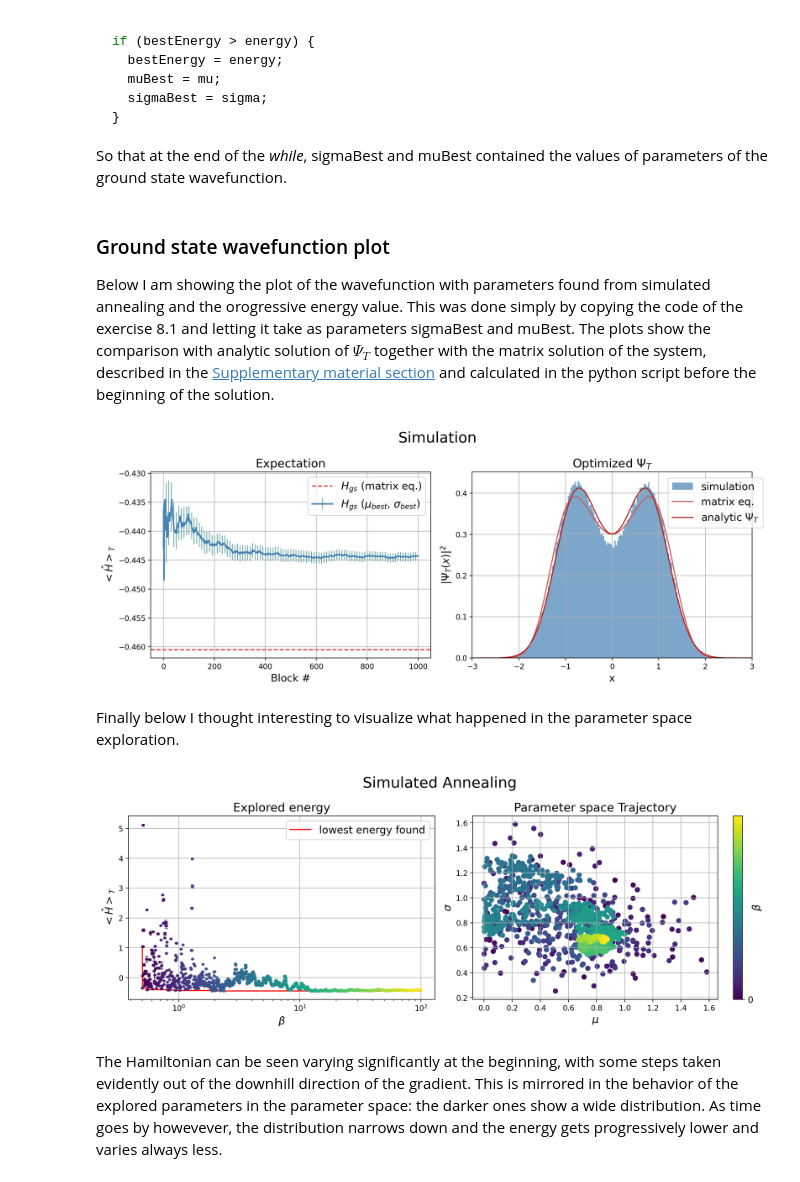
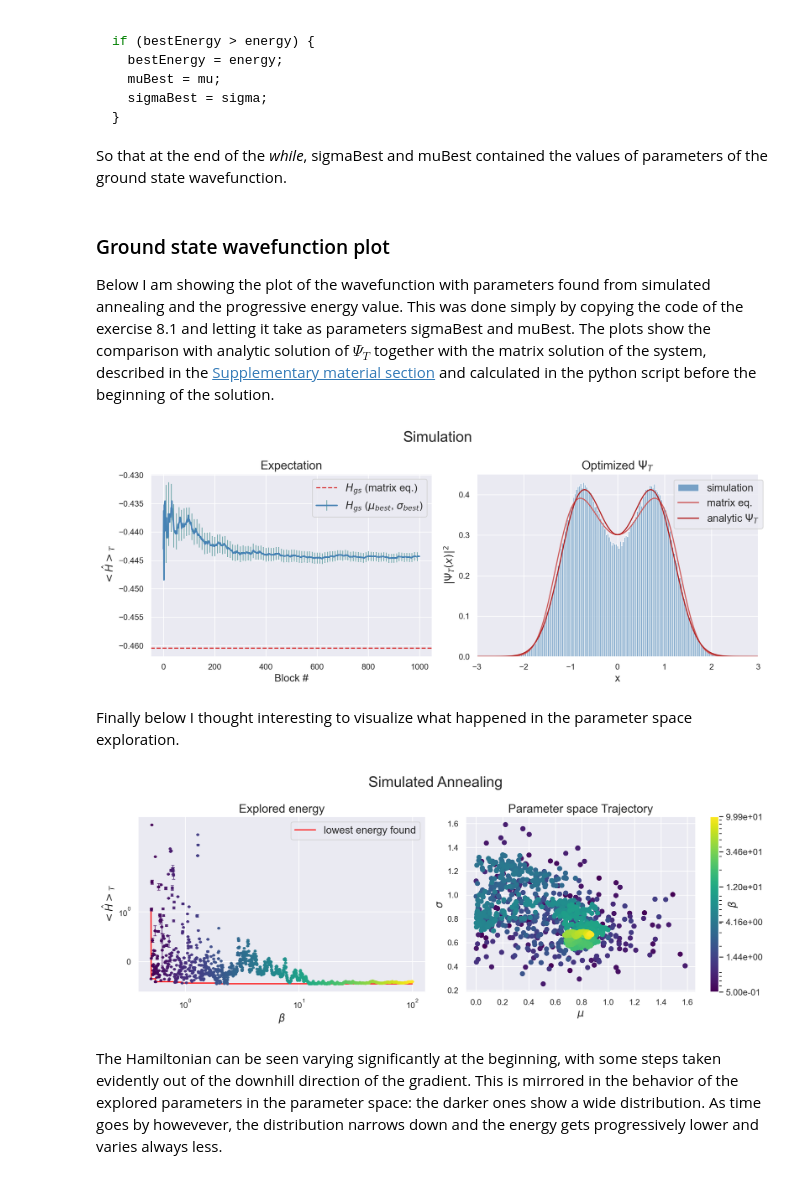
Before and after one commit to tommasoperitoree/Numerical_Simulation_Laboratory, a Jupyter notebook: LSN_08/LSN_08.ipynb, the cells around one changed output. Cells and saved outputs as stored; diff of their text form; code cells hidden in the pictures.

```diff
--- a/LSN_08/LSN_08.ipynb
+++ b/LSN_08/LSN_08.ipynb
@@ -9,12 +9,14 @@ import matplotlib.gridspec as gridspec
 from scipy.optimize import curve_fit
 import statsmodels.api as sm
 from matplotlib.ticker import FixedLocator
-
+from matplotlib.colors import LogNorm
 
 #numpy
 import numpy as np
 
 %config InlineBackend.figure_format = 'retina'
+import seaborn as sns
+sns.set_theme(style='darkgrid')
 
 colors = ["steelblue" , "firebrick" , "cadetblue" , "indianred"]
 # %% [markdown]
@@ -294,7 +294,7 @@ if (bestEnergy > energy) {
 So that at the end of the _while_, sigmaBest and muBest contained the values of parameters of the ground state wavefunction.
 # %% [markdown]
 ### Ground state wavefunction plot
-Below I am showing the plot of the wavefunction with parameters found from simulated annealing and the orogressive energy value. This was done simply by copying the code of the exercise 8.1 and letting it take as parameters sigmaBest and muBest. The plots show the comparison with analytic solution of $\Psi_T$ together with the matrix solution of the system, described in the [Supplementary material section](#supplementary-material) and calculated in the python script before the beginning of the solution.
+Below I am showing the plot of the wavefunction with parameters found from simulated annealing and the progressive energy value. This was done simply by copying the code of the exercise 8.1 and letting it take as parameters sigmaBest and muBest. The plots show the comparison with analytic solution of $\Psi_T$ together with the matrix solution of the system, described in the [Supplementary material section](#supplementary-material) and calculated in the python script before the beginning of the solution.
 # %%
 fig = plt.figure(figsize=(13, 5))
 fig.suptitle('Simulation', fontsize=20)
@@ -311,40 +311,40 @@ plt.errorbar(energy[:, 0], energy[:, 1], yerr=energy[:, 2], errorevery=10, c=col
              ecolor=colors[2], label=r'$H_{gs}$ ($\mu_{best}$, $\sigma_{best}$)')
 
 # Assuming E is defined somewhere
 plt.axhline(E[0], ls='--', c='tab:red', label=r'$H_{gs}$ (matrix eq.)')
 
-plt.grid()
+plt.grid(True)
 plt.title('Expectation', fontsize=16)
 plt.ylabel('$<\hat{H}>_T$', fontsize=14)
 plt.xlabel('Block #', fontsize=14)
 plt.legend(fontsize=14)
 
 plt.subplot(1, 2, 2)
 
 plt.title('Optimized $\Psi_{T}$', fontsize=16)
 
 x = np.linspace(-a/2, a/2, N)
 
 positions = np.loadtxt('./8.2/GSCoordinates.dat', usecols=(1))
 plt.hist(positions, density=True, bins=np.linspace(-3, 3, 200), label='simulation', color=colors[0], alpha=0.7)
 plt.plot(x, (psi[0]) ** 2, color=colors[3], label='matrix eq.')
 plt.plot(np.linspace(-3, 3, 200), (1 / (1.5 * np.sqrt(np.pi))) * TWF(np.linspace(-3, 3, 200), 0.7902, 0.623073),
          color=colors[1], label='analytic $\Psi_T$')
 plt.legend(fontsize=14, loc=(0.7, 0.7))
 plt.xlabel('x', fontsize=14)
 plt.ylabel('$|\Psi_T(x)|^2$', fontsize=14)
-plt.grid()
+plt.grid(True)
 
 plt.xlim(-3, 3)
 
 plt.tight_layout()
 plt.show()
 # %% [output]
-[figure, old version]
+[figure, new version]
 # %% [markdown]
 Finally below I thought interesting to visualize what happened in the parameter space exploration.
 # %%
-plt.figure(figsize=(13,5))
+plt.figure(figsize=(13, 5))
 plt.suptitle('Simulated Annealing', fontsize=20)
 
 # Load data
@@ -353,49 +353,49 @@ betas = 1 / energy[:, 0]
 parameters = np.loadtxt('./8.2/HamiltonianExpValue.dat', usecols=(2, 3))
 
 # Left subplot
-ax1 = plt.subplot(1,2,1)
-plt.plot(betas, energy[:,2], c='red', label='lowest energy found')
+ax1 = plt.subplot(1, 2, 1)
+plt.plot(betas, energy[:, 2], c='red', label='lowest energy found')
 
-# Create colormap
+# Create colormap and log normalization object
 cmap = plt.cm.viridis
-colors = cmap(np.linspace(0, 1, len(np.unique(betas))))  # Generate colors based on unique betas
-color_map = {beta: color for beta, color in zip(np.unique(betas), colors)}  # Map betas to colors
+log_norm = LogNorm(vmin=np.min(betas), vmax=np.max(betas))
 
-# Plot points with colors based on betas
-for beta, (x, y, yerr) in zip(betas, zip(betas, energy[:,1], energy[:,3])):
-    plt.errorbar(x, y, yerr=yerr, fmt='o', c=color_map[beta], alpha=0.8, markersize=3, elinewidth=1, capsize=2, capthick=1)
+# Plot points with colors based on log-scaled betas
+for beta, (x, y, yerr) in zip(betas, zip(betas, energy[:, 1], energy[:, 3])):
+    plt.errorbar(x, y, yerr=yerr, fmt='o', c=cmap(log_norm(beta)), alpha=0.8, markersize=3, elinewidth=1, capsize=2, capthick=1)
 
-plt.xlabel('$\\beta$',fontsize=14)
-plt.ylabel('$<\hat{H}>_T$', fontsize=14)
-#plt.yscale('symlog', linthresh=0.1)
+plt.xlabel('$\\beta$', fontsize=14)
+plt.ylabel('$<\\hat{H}>_T$', fontsize=14)
+plt.yscale('symlog')
 plt.xscale('log')
 plt.legend(fontsize=14)
-plt.grid()
+plt.grid(True)
 plt.title('Explored energy', fontsize=16)
 
 # Right subplot
-plt.subplot(1,2,2)
-cmap = plt.cm.viridis
-colors = cmap(np.linspace(0, 1, len(np.unique(betas))))  # Generate colors based on unique betas
-plt.scatter(parameters[:, 0], parameters[:, 1], c=colors[np.unique(betas, return_inverse=True)[1]])
+ax2 = plt.subplot(1, 2, 2)
+sc = plt.scatter(parameters[:, 0], parameters[:, 1], c=betas, cmap=cmap, norm=log_norm)
 
-plt.xlabel('$\mu$', fontsize=14)
-plt.ylabel('$\sigma$', fontsize=14)
-cbar = plt.colorbar()
+plt.xlabel('$\\mu$', fontsize=14)
+plt.ylabel('$\\sigma$', fontsize=14)
+
+# Create colorbar
+cbar = plt.colorbar(sc, ax=ax2)
 cbar.ax.tick_params(labelsize=12)
 cbar.set_label('$\\beta$', fontsize=14)
 cbar.ax.yaxis.set_label_coords(2.0, 0.5)
 
-locator = FixedLocator(np.linspace(min(betas), max(betas), 6, dtype=int))
+# Set log-scaled ticks
+locator = FixedLocator(np.logspace(np.log10(np.min(betas)), np.log10(np.max(betas)), num=6))
 cbar.set_ticks(locator)
-cbar.set_ticklabels(np.linspace(min(betas), max(betas), 6, dtype=int))
-plt.grid()
+cbar.set_ticklabels([f"{tick:.2e}" for tick in locator()])
+plt.grid(True)
 plt.title('Parameter space Trajectory', fontsize=16)
 
 plt.tight_layout()
 plt.show()
 # %% [output]
-[figure, old version]
+[figure, new version]
 # %% [markdown]
 The Hamiltonian can be seen varying significantly at the beginning, with some steps taken evidently out of the downhill direction of the gradient. This is mirrored in the behavior of the explored parameters in the parameter space: the darker ones show a wide distribution. As time goes by howevever, the distribution narrows down and the energy gets progressively lower and varies always less.
 # %% [markdown]
```
Also changed, not shown: parts of 4 cells of this notebook.
